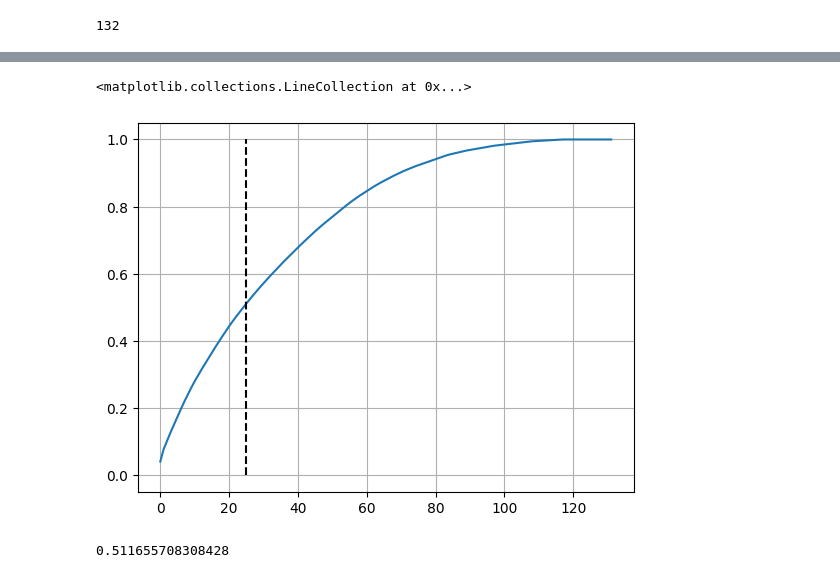
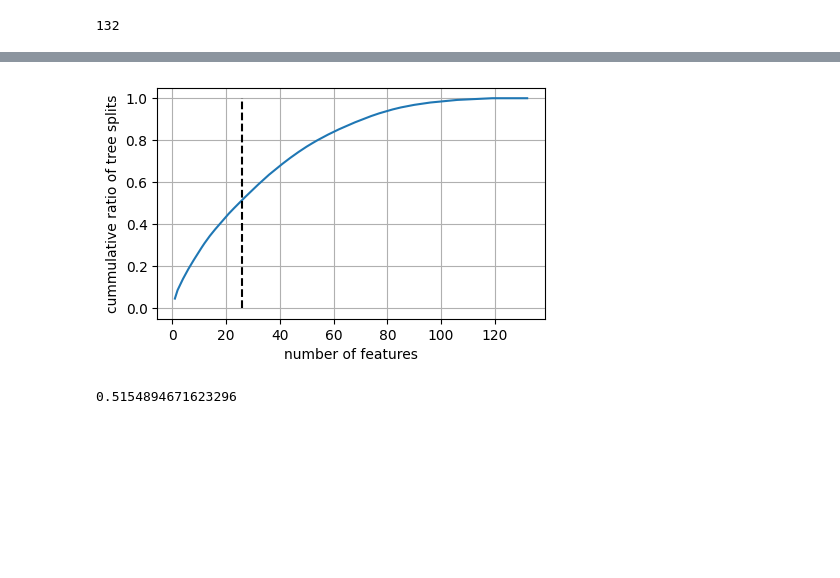
Before and after one commit to quiquegurdiel/SpinCo, a Jupyter notebook: Experiment008_featureSelection_DREAMS.ipynb, the cells around one changed output, grey strips where cells are left out. Cells and saved outputs as stored; diff of their text form; code cells hidden in the pictures; blank space fills up the shorter version.

```diff
--- a/Experiment008_featureSelection_DREAMS.ipynb
+++ b/Experiment008_featureSelection_DREAMS.ipynb
@@ -140,7 +140,7 @@ labelerIdList=['0001','0002']
 train=np.array(signalsMetadata.subjectId)
 # %%
 n_jobs=4 # paralelization parameter for xgboost (keep it 8 as maximum)
-learning_rate=0.5
+learning_rate=0.4
 subsample=0.6
 
 num_boost_round=30  #number of boosting rounds per model
@@ -209,7 +236,11 @@ order=np.cumsum(np.flip(np.sort(scores)))/np.sum(scores)
 # %%
-plt.plot(order)
+fig=plt.figure()
+plt.plot(np.arange(132)+1,order)
 plt.grid()
-plt.vlines(x=[25],ymin=[0],ymax=[1],colors=['black'],linestyles=['dashed'])
+plt.vlines(x=[26],ymin=[0],ymax=[1],colors=['black'],linestyles=['dashed'],label="26 features")
+plt.xlabel("number of features")
+plt.ylabel("cummulative ratio of tree splits")
+fig.set_size_inches(5, 3)
+fig.show()
 # %% [output]
-<matplotlib.collections.LineCollection at 0x...>
-[figure, old version]
+[figure, new version]
@@ -216,6 +249,6 @@ plt.vlines(x=[25],ymin=[0],ymax=[1],colors=['black'],linestyles=['dashed'])
 # %%
 order[25]
 # %% [output]
-0.511655708308428
+0.5154894671623296
 # %%
 tosave=uniqueFeature.sort_values('score',ascending=False).head(26).copy().reset_index(drop=True)
```
Also changed, not shown: parts of 9 cells of this notebook, 12 other files.
